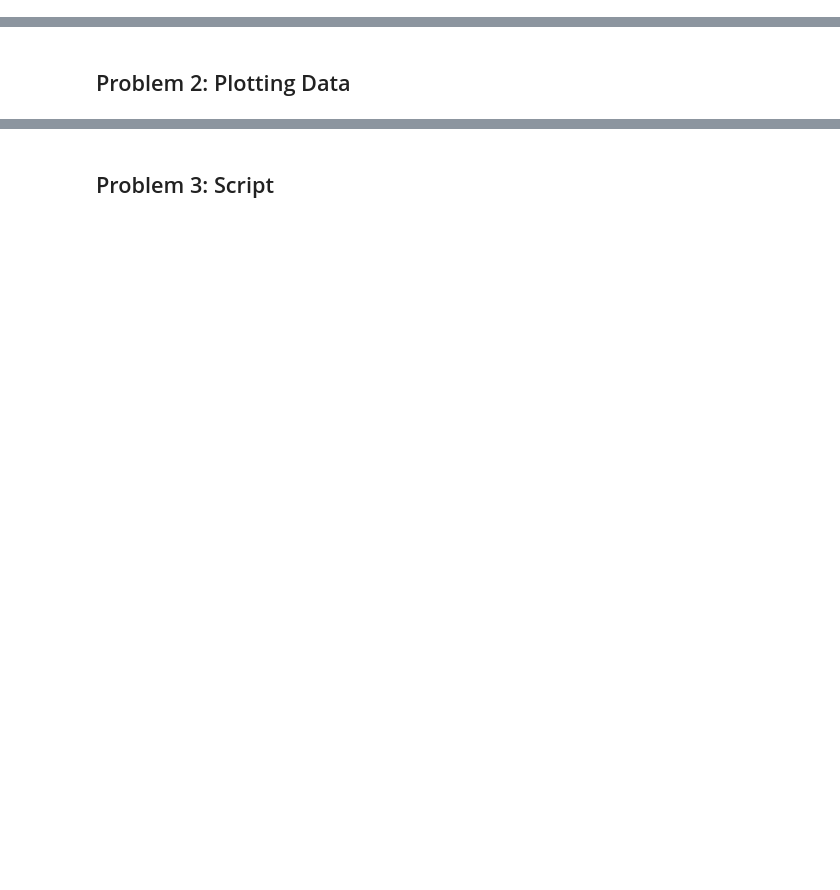
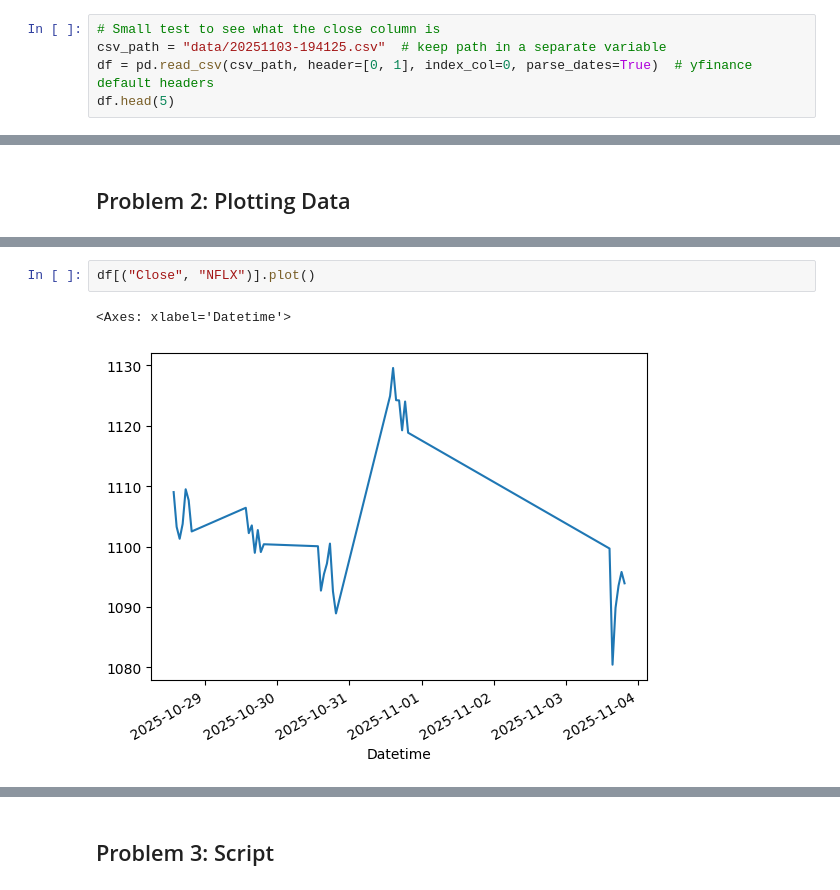
Before and after one commit to LoicBagnoud/Computer_Infrastructure, a Jupyter notebook: problems.ipynb, the cells around one changed output, grey strips where cells are left out. Saved outputs shown, nothing was run; the diff lists cells and outputs as text; blank space fills up the shorter version.

```diff
--- a/problems.ipynb
+++ b/problems.ipynb
@@ -103,3 +106,8 @@ yfinance_data
 # %% [output]
 [*********************100%***********************]  5 of 5 completed
 '\n    ✅ Explanation\n    - f"data/{timestamp}.csv" points directly to your folder.\n    - df.to_csv(filepath) writes the file—no imports or folder checks needed since the folder exists.\n\n    It’s s ...
+# %%
+# Small test to see what the close column is
+csv_path = "data/20251103-194125.csv"  # keep path in a separate variable
+df = pd.read_csv(csv_path, header=[0, 1], index_col=0, parse_dates=True)  # yfinance default headers
+df.head(5)
@@ -107,0 +148,5 @@ yfinance_data
+# %%
+df[("Close", "NFLX")].plot()
+# %% [output]
+<Axes: xlabel='Datetime'>
+[figure, added]
```
Also changed, not shown: parts of 8 cells of this notebook, 10 other files.
